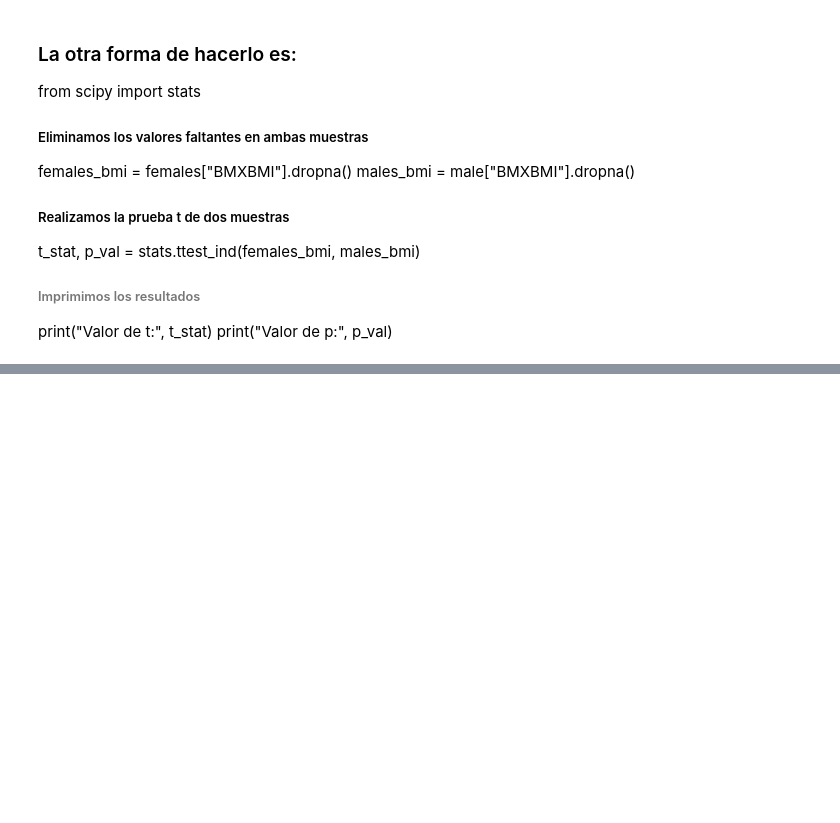
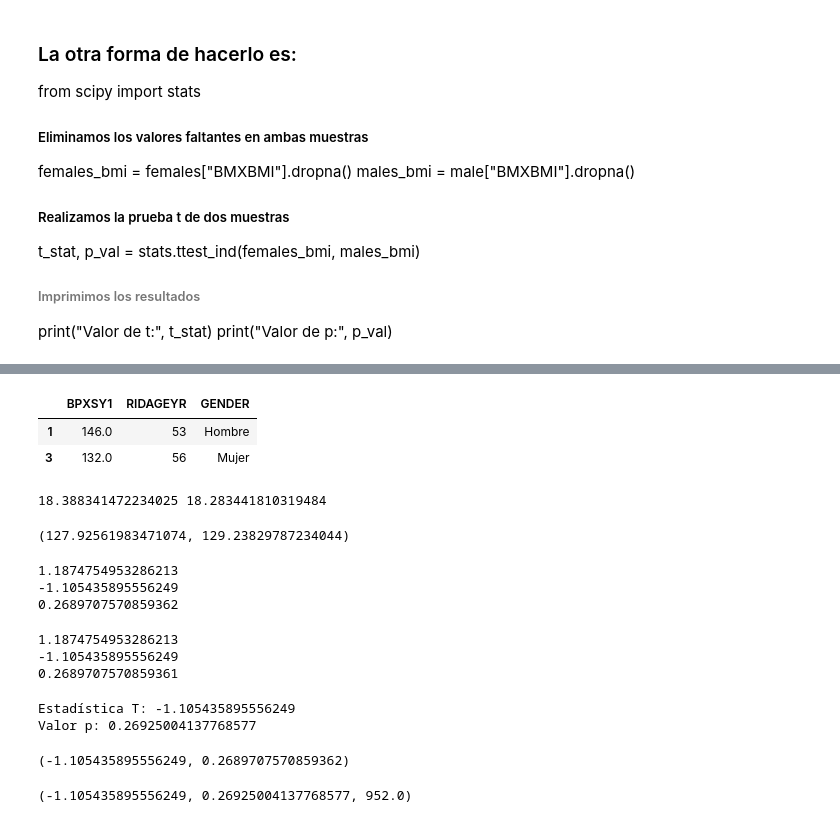
Before and after one commit to onavarrete04/Introduccion-Ciencia-Datos, a Jupyter notebook: ESTADÍSTICA INFERENCIAL-2023.ipynb, the cells around one changed output, grey strips where cells are left out. Cells and saved outputs as stored; diff of their text form; code cells hidden in the pictures; blank space fills up the shorter version.

```diff
--- a/ESTADÍSTICA INFERENCIAL-2023.ipynb
+++ b/ESTADÍSTICA INFERENCIAL-2023.ipynb
@@ -2239,0 +2467,78 @@ mujer.describe()
+# %%
+# h0 = m1 - m2 = 0
+# ha = m1 != m2
+
+dx = datos[["BPXSY1","RIDAGEYR","GENDER"]].dropna()
+dx = dx.loc[(dx.RIDAGEYR >= 50) & (dx.RIDAGEYR <= 60), :]
+dx.head(2)
+# %% [output]
+|  | BPXSY1 | RIDAGEYR | GENDER |
+| 1 | 146.0 | 53 | Hombre |
+| 3 | 132.0 | 56 | Mujer |
+# %%
+Mjer = dx.loc[dx.GENDER=="Mujer", "BPXSY1"]
+Hmbre = dx.loc[dx.GENDER=="Hombre", "BPXSY1"]
+m_m = Mjer.mean()
+m_h = Hmbre.mean()
+print(Mjer.std(),Hmbre.std())
+(m_m,m_h)
+# %% [output]
+18.388341472234025 18.283441810319484
+(127.92561983471074, 129.23829787234044)
+# %%
+# con estos datos vamos a trabajar con enfoque de error estandar agrupado
+# e_estandar_agrupado = np.sqrt(((n1 - 1) * std12 + (n2 - 1) * std22) / (n1 + n2 - 2)) * np.sqrt(1/n1 + 1/n2)
+
+se_a = np.sqrt(((len(Mjer) - 1) * Mjer.std()**2 + (len(Hmbre) - 1) * Hmbre.std()**2) / (len(Mjer) + len(Hmbre) - 2)) * np.sqrt(1/len(Mjer) + 1/len(Hmbre))
+print(se_a)
+
+# Estadística T
+
+stats_t = (m_m - m_h)/ se_a
+print(stats_t)
+
+# pvalue
+
+pvalue = 2 *(norm.cdf(-abs(stats_t)))
+print(pvalue)
+# %% [output]
+1.1874754953286213
+-1.105435895556249
+0.2689707570859362
+# %%
+# con estos datos vamos a trabajar con enfoque de error estandar agrupado
+# e_estandar_agrupado = np.sqrt(((n1 - 1) * std12 + (n2 - 1) * std22) / (n1 + n2 - 2)) * np.sqrt(1/n1 + 1/n2)
+
+# con estos datos vamos a trabajar con enfoque de error estandar agrupado
+# e_estandar_agrupado = np.sqrt(((n1 - 1) * std12 + (n2 - 1) * std22) / (n1 + n2 - 2)) * np.sqrt(1/n1 + 1/n2)
+
+se_a = np.sqrt(((len(Mjer) - 1) * Mjer.std()**2 + (len(Hmbre) - 1) * Hmbre.std()**2) / (len(Mjer) + len(Hmbre) - 2)) * np.sqrt(1/len(Mjer) + 1/len(Hmbre))
+print(se_a)
+
+# Estadística T
+t1 = (m_m - m_h) / se_a
+print(t1)
+
+# pvalue
+pvalue = 2 * (1 - norm.cdf(abs(t1)))
+print(pvalue)
+# %% [output]
+1.1874754953286213
+-1.105435895556249
+0.2689707570859361
+# %%
+t_stat, p_value = stats.ttest_ind(Mjer, Hmbre)
+
+print("Estadística T:", t_stat)
+print("Valor p:", p_value)
+# %% [output]
+Estadística T: -1.105435895556249
+Valor p: 0.26925004137768577
+# %%
+sm.stats.ztest(Mjer, Hmbre)
+# %% [output]
+(-1.105435895556249, 0.2689707570859362)
+# %%
+sm.stats.ttest_ind(Mjer, Hmbre)
+# %% [output]
+(-1.105435895556249, 0.26925004137768577, 952.0)
```
Also changed, not shown: parts of 45 cells of this notebook.
